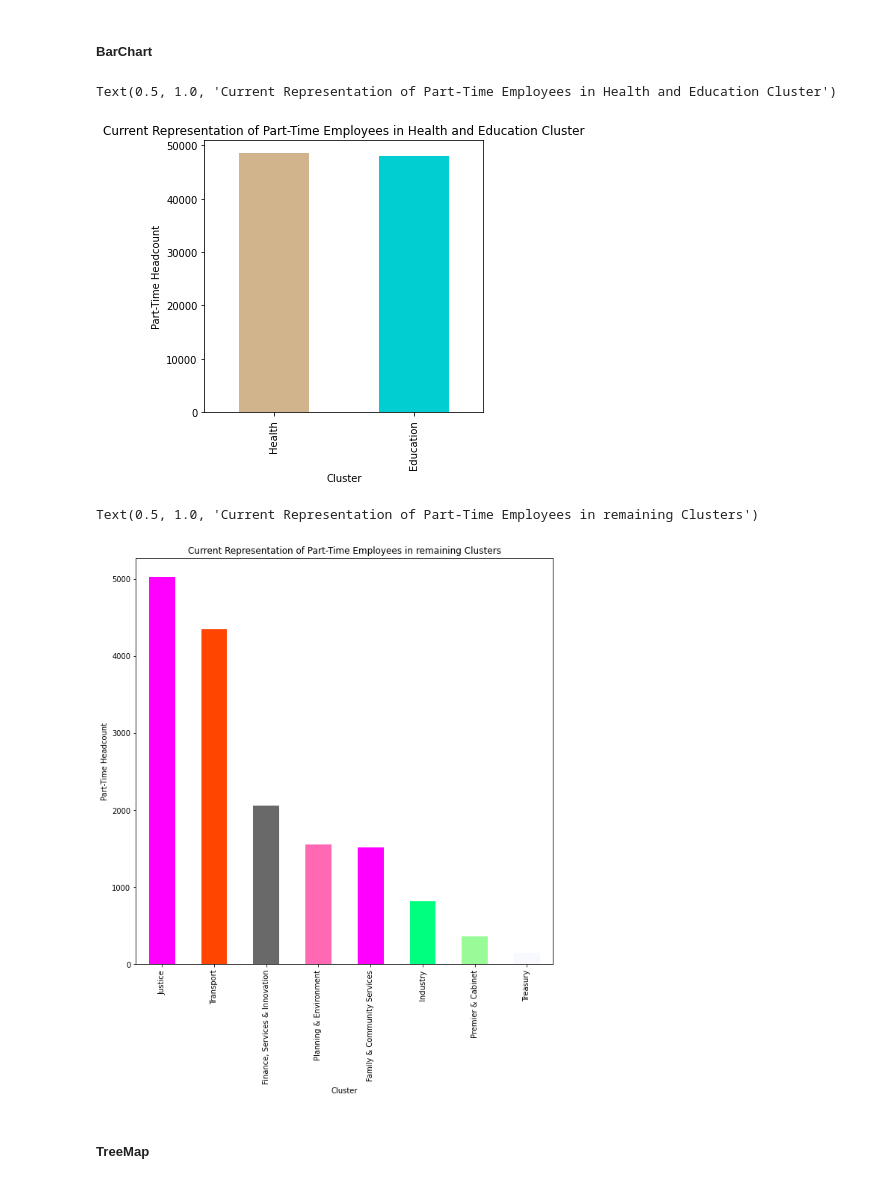
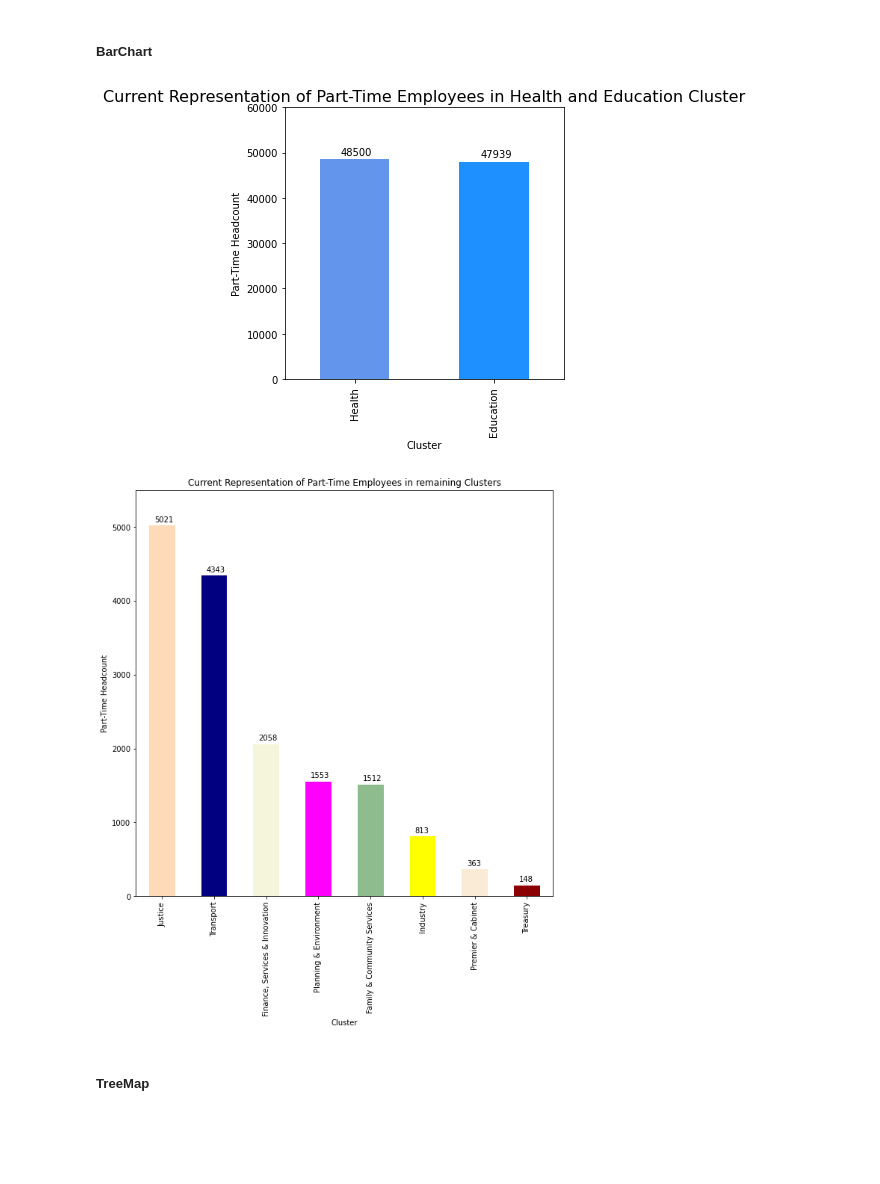
Before and after one commit to reubenbf/virtual-intern-trial, a Jupyter notebook: NSW-Government/NSW_Gov_Data_Analysis.ipynb, the cells around one changed output. Cells and saved outputs as stored; diff of their text form; code cells hidden in the pictures; blank space fills up the shorter version.

Commit message:
updated visuals with percentage

```diff
--- a/NSW-Government/NSW_Gov_Data_Analysis.ipynb
+++ b/NSW-Government/NSW_Gov_Data_Analysis.ipynb
@@ -29,5 +35,5 @@ Required Microsoft Excel data file
 # %%
-wf_data = pd.read_excel('data.xlsx', header=[0,1,2], sheet_name='PT & FT Data Table')
+wf_data = pd.read_excel('data_analysis.xlsx', header=[0,1,2], sheet_name='PT & FT Data Table')
 wf_data.rename(columns={'Unnamed: 0_level_0':'','Unnamed: 0_level_1':'','Unnamed: 1_level_0':'','Unnamed: 1_level_1':''}, inplace=True)
 wf_data
 # %% [output]
@@ -93,0 +95,10 @@ wf_data.loc[93,2018].xs("Female", level=1).plot.bar()
+# %%
+ax = wf_data.loc[93,2018].xs("Female", level=1).plot.bar(color=random.choices(all_colors, k=2), figsize=(5,5), rot=0)
+ax.set_ylabel("Headcount")
+ax.set_title("Current Representation of Part-Time Employees in the Sector", fontdict={'size':16}, pad=10)
+ax.set_ylim(0, 300000)
+
+for p in ax.patches:
+    width, height = p.get_width(), p.get_height()
+    x, y = p.get_xy()
+    ax.annotate('{}'.format(int(height)), (x + 0.1, y + height + 5000))
@@ -103,23 +116,33 @@ wf_curr_pt = wf_curr.xs('Part-Time', level=1, axis=1).sum(axis=1).sort_values(as
 # %%
 n = len(wf_curr_pt[:2])+1
 c = random.choices(all_colors, k=n)
 
 ax = wf_curr_pt[:2].plot(kind='bar', figsize=(5,5), rot=90, color=c)
 ax.set_ylabel("Part-Time Headcount")
-ax.set_title("Current Representation of Part-Time Employees in Health and Education Cluster")
+ax.set_title("Current Representation of Part-Time Employees in Health and Education Cluster", fontdict={'size':16})
+ax.set_ylim(0, 60000)
+
+for p in ax.patches:
+    width, height = p.get_width(), p.get_height()
+    x, y = p.get_xy()
+    ax.annotate('{}'.format(int(height)), (x + 0.15, y + height + 1000))
 # %% [output]
-Text(0.5, 1.0, 'Current Representation of Part-Time Employees in Health and Education Cluster')
-[figure, old version]
+[figure, new version]
 # %%
 n = len(wf_curr_pt[2:])+1
 c = random.choices(all_colors, k=n)
 
 ax = wf_curr_pt[2:].plot(kind='bar', figsize=(10,10), rot=90, color=c)
 ax.set_ylabel("Part-Time Headcount")
-ax.set_title("Current Representation of Part-Time Employees in remaining Clusters")
+ax.set_title("Current Representation of Part-Time Employees in remaining Clusters", fontdict={'size':16})
+ax.set_ylim(0,5500)
+
+for p in ax.patches:
+    width, height = p.get_width(), p.get_height()
+    x, y = p.get_xy()
+    ax.annotate('{}'.format(int(height)), (x + 0.1, y + height + 50))
 # %% [output]
-Text(0.5, 1.0, 'Current Representation of Part-Time Employees in remaining Clusters')
-[figure, old version]
+[figure, new version]
 # %% [markdown]
 ##### TreeMap
 # %%
```
Also changed, not shown: parts of 13 cells of this notebook.
